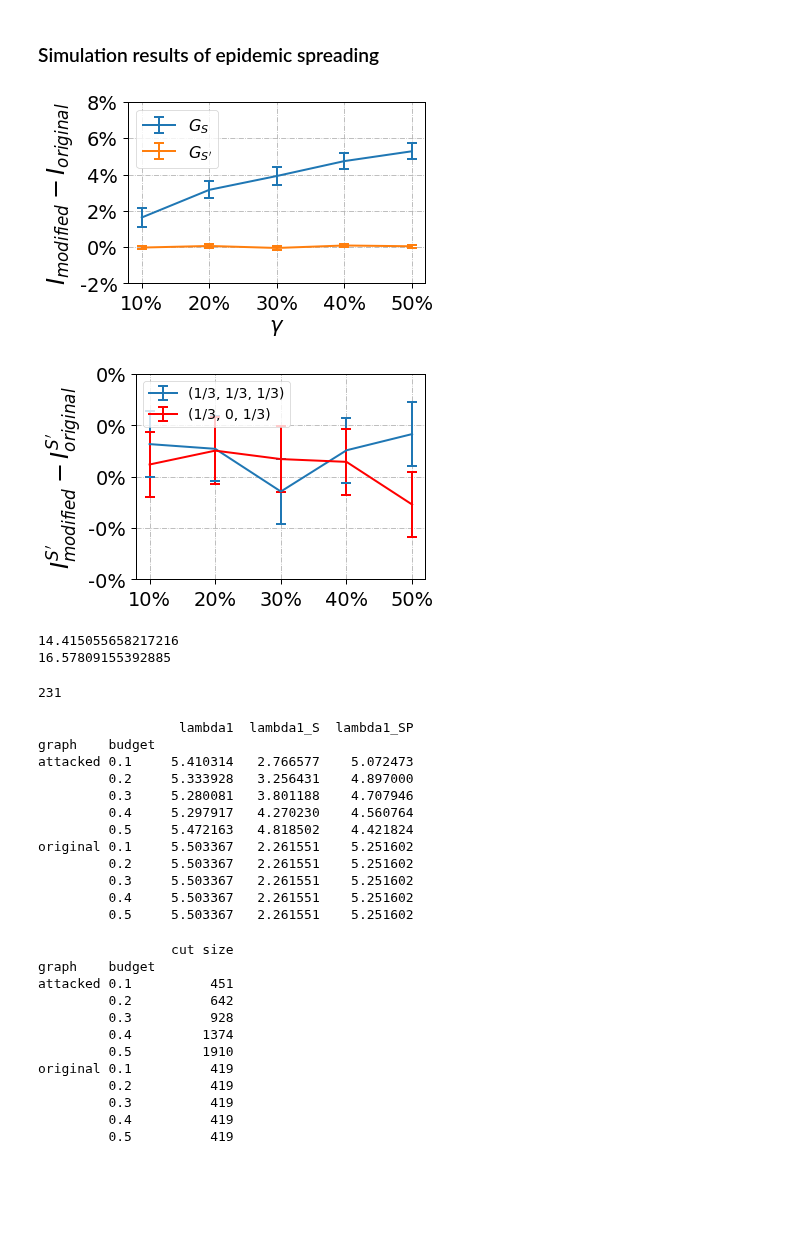
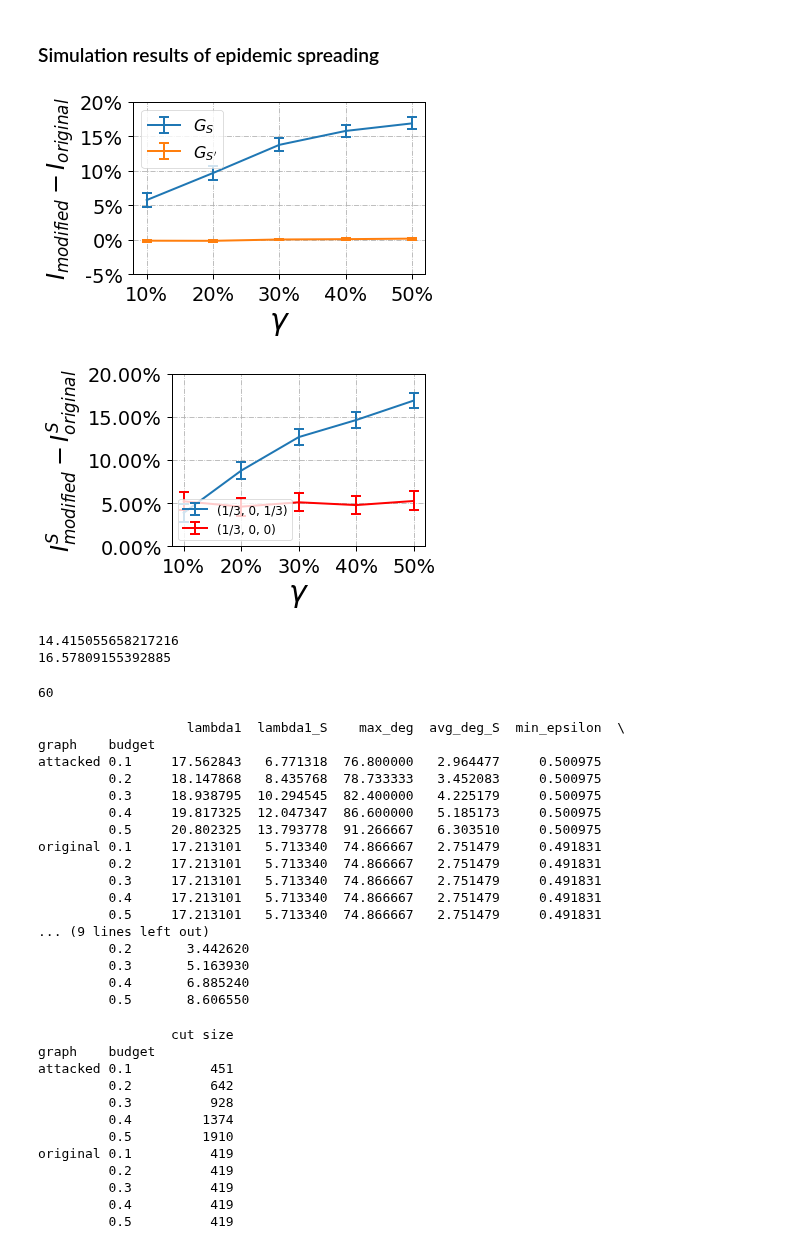
Before and after one commit to marsplus/attack-graph-code, a Jupyter notebook: src/data-analysis.ipynb, the cells around one changed output. Cells and saved outputs as stored; diff of their text form; code cells hidden in the pictures; blank space fills up the shorter version.

```diff
--- a/src/data-analysis.ipynb
+++ b/src/data-analysis.ipynb
@@ -29,9 +29,9 @@ The autoreload extension is already loaded. To reload it, use:
 graph_type = 'Email'
 graph_weight = 'unweighted'
 mode = 'min_eigcent_SP'
-GAMMA = 0.24
-TAU = 0.2
-numExp = 1 if graph_type in ['Email', 'Airport', 'Protein'] else 30
+GAMMA = 0.5
+TAU = 0.1
+numExp = 1 if graph_type in ['Email', 'Airport', 'Protein', 'Brain'] else 30
 
 
 min_budget = {
@@ -83,28 +83,28 @@ plt.xticks(x, ['10%', '20%', '30%', '40%', '50%'])
 # plt.axvline(x=min_budget[graph_type], linestyle='-.', color='r')
 ax = plt.gca()
 plt.yticks(ax.get_yticks(),  ['%.0f%%' % (i*100) for i in ax.get_yticks()])
-plt.xlabel('$\gamma$')
+plt.xlabel('$\gamma$', fontsize=30)
 plt.ylabel('$I_{modified} - I_{original}$', fontsize=24)
 plt.legend(fontsize=16, loc='upper left')
 plt.grid(linestyle='-.')
 plt.tight_layout()
 # plt.savefig('../result/figure/{}/{}_numExp_{}_{}_overall.pdf'.format(graph_weight, graph_type, numExp, graph_weight))
 # %% [output]
-[figure, old version]
+[figure, new version]
 # %%
 ## Check if the normalized cut is really helpful in the long-run behavior
 
 graph_type = 'Email'
-TARGET = '2nd'
+TARGET = '3rd'
 graph_weight = 'unweighted'
 mode = 'min_eigcent_SP'
-GAMMA = 0.24
-TAU = 0.06
+GAMMA = 0.5
+TAU = 0.1
 
 numExp = 1 if graph_type in ['Email', 'Airport', 'Protein', 'Brain'] else 30
 Key = 'ratio targets' if TARGET not in ['2nd'] else 'ratio bystanders'
 target_mapping = {
-    '1st': ['equalAlpha', 'alpha1=0']
+    '1st': ['alpha2=0', 'alpha3=1'],
     '2nd': ['equalAlpha', 'alpha2=0'],
     '3rd': ['alpha2=0', 'alpha1=1'],
 }
@@ -144,38 +144,38 @@ for budget in [0.1, 0.2, 0.3, 0.4, 0.5]:
 ################################################################################################
 
 S_attacked = data.pivot_table(index=['graph', 'budget'])[Key]['attacked']
 S_original = data.pivot_table(index=['graph', 'budget'])[Key]['original']
 S_diff  = S_attacked - S_original
 
 S_attacked_control = data_alpha3_zero.pivot_table(index=['graph', 'budget'])[Key]['attacked']
 S_original_control = data_alpha3_zero.pivot_table(index=['graph', 'budget'])[Key]['original']
 S_diff_control = S_attacked_control - S_original_control
 
 
 x = [0.1, 0.2, 0.3, 0.4, 0.5]
 legend_mapping = {
     '1st': ['(1/3, 0, 1/3)', '(0, 0, 1/3)'],
     '2nd': ['(1/3, 1/3, 1/3)', '(1/3, 0, 1/3)'],
     '3rd': ['(1/3, 0, 1/3)', '(1/3, 0, 0)'],
 }
 plt.errorbar(x, S_diff, yerr=S_err, label=legend_mapping[TARGET][0], linewidth=2, markersize=7,
              capsize=5, elinewidth=2, markeredgewidth=2)
 plt.errorbar(x, S_diff_control, yerr=S_err_alpha3_zero, label=legend_mapping[TARGET][1], linewidth=2, markersize=7, \
              capsize=5, elinewidth=2, markeredgewidth=2, color='r')
 plt.xticks(x, ['10%', '20%', '30%', '40%', '50%'])
 ax = plt.gca()
-plt.yticks(ax.get_yticks(),  ['%.0f%%' % (i*100) for i in ax.get_yticks()])
-# plt.xlabel('$\gamma$')
+plt.yticks(ax.get_yticks(),  ['%.2f%%' % (i*100) for i in ax.get_yticks()])
+plt.xlabel('$\gamma$', fontsize=30)
 if TARGET in ['1st', '3rd']:
     plt.ylabel('$I_{modified}^S - I_{original}^{S}$', fontsize=24)
 else:
     plt.ylabel('$I_{modified}^{S\'} - I_{original}^{S\'}$', fontsize=24)
-plt.legend(fontsize=14, loc='upper left')
+plt.legend(fontsize=12, loc='lower left')
 plt.grid(linestyle='-.')
 plt.tight_layout()
-# plt.savefig('../result/figure/{}/{}_numExp_{}_controlExp_{}_{}.pdf'.format(graph_weight, graph_type, numExp, graph_weight, TARGET))
+# plt.savefig('../result/figure/{}/{}_numExp_{}_controlExp_{}_{}_lowerThreshold.pdf'.format(graph_weight, graph_type, numExp, graph_weight, TARGET))
 # %% [output]
-[figure, old version]
+[figure, new version]
 # %%
 ### the statisticas about the largest eigenvlaues of BTER networks ###
 import seaborn
@@ -196,13 +196,13 @@ print(np.max(ret))
 
 graph_type = 'Airport'
 graph_weight = 'weighted'
-numExp = 1 if graph_type in ['Email', 'Airport', 'Protein'] else 30
+numExp = 1 if graph_type in ['Email', 'Airport', 'Protein', 'Brain'] else 30
 mode = 'min_eigcent_SP'
 folder = '../result/{}/{}'.format(graph_weight, mode)
 Key = 'equalAlpha'
 graph_name = ['original', 'attacked']
 
-with open(os.path.join(folder, '{}_numExp_{}_attacked_graphs_{}_newcomm_4.p'.format(graph_type, numExp, Key)), 'rb') as fid:
+with open(os.path.join(folder, '{}_numExp_{}_attacked_graphs_{}.p'.format(graph_type, numExp, Key)), 'rb') as fid:
     data = pickle.load(fid)
 
 ret = []
@@ -217,20 +217,21 @@ ret = pd.DataFrame(ret, columns=['S-density', 'graph', 'budget'])
 y = ret.groupby(['graph', 'budget']).mean()
 print(len(S))
 # %% [output]
-231
+60
 # %%
 ### the largest eigenvalue of G as the attacker's budget increases ###
 
-graph_type = 'Brain'
-numExp = 1 if graph_type in ['Email', 'Airport', 'Protein', 'Brain'] else 30
-graph_weight = 'weighted'
+graph_type = 'BA'
+numExp = 1 if graph_type in ['Email', 'Airport', 'Protein', 'Brain'] else 15
+graph_weight = 'unweighted'
 mode = 'min_eigcent_SP'
 folder = '../result/{}/{}'.format(graph_weight, mode)
 Key = 'equalAlpha'
 graph_name = ['original', 'attacked']
 
-with open(os.path.join(folder, '{}_numExp_{}_attacked_graphs_{}.p'.format(graph_type, numExp, Key)), 'rb') as fid:
+with open(os.path.join(folder, '{}_numExp_{}_attacked_graphs_{}_minBudget.p'.format(graph_type, numExp, Key)), 'rb') as fid:
     data = pickle.load(fid)
+
 
 ret = []
 for budget in [0.1, 0.2, 0.3, 0.4, 0.5]:
@@ -238,11 +239,13 @@ for budget in [0.1, 0.2, 0.3, 0.4, 0.5]:
         for exp in range(numExp):
             G = data[budget][exp][gn]
             adj = nx.adjacency_matrix(G).todense()
+            maxDeg = np.max(adj * np.ones((len(G), 1)))
             lambda1 = np.real(LIN.eig(adj)[0].max())
 
             S = [i for i in range(G.order()) if G.nodes[i]['target']]
             G_S = G.subgraph(S)
             adj_S = nx.adjacency_matrix(G_S).todense()
+            avgDeg_S = np.sum(adj_S * np.ones((len(S), 1))) / len(S)
             lambda1_S = np.real(LIN.eig(adj_S)[0].max())
 
             SP = [i for i in range(G.order()) if not G.nodes[i]['target']]
@@ -250,23 +253,32 @@ for budget in [0.1, 0.2, 0.3, 0.4, 0.5]:
             adj_SP = nx.adjacency_matrix(G_SP).todense()
             lambda1_SP = np.real(LIN.eig(adj_SP)[0].max())
 
-            ret.append((lambda1, lambda1_S, lambda1_SP, gn, budget))
-ret = pd.DataFrame(ret, columns=['lambda1', 'lambda1_S', 'lambda1_SP', 'graph', 'budget'])
+            if gn == 'original':
+                minEpsilon = (maxDeg - avgDeg_S - 5) * len(S) / np.power(len(G), 3/2)
+                avaEpsilon = lambda1 * budget
+
+            ret.append((lambda1, lambda1_S, maxDeg, avgDeg_S, minEpsilon, avaEpsilon, gn, budget))
+ret = pd.DataFrame(ret, columns=['lambda1', 'lambda1_S', 'max_deg', 'avg_deg_S', 'min_epsilon', 'avaEpsilon', 'graph', 'budget'])
 y = ret.groupby(['graph', 'budget']).mean()
 print(y)
 # %% [output]
-                  lambda1  lambda1_S  lambda1_SP
+                   lambda1  lambda1_S    max_deg  avg_deg_S  min_epsilon  \
 graph    budget
-attacked 0.1     5.410314   2.766577    5.072473
-         0.2     5.333928   3.256431    4.897000
-         0.3     5.280081   3.801188    4.707946
-         0.4     5.297917   4.270230    4.560764
-         0.5     5.472163   4.818502    4.421824
-original 0.1     5.503367   2.261551    5.251602
-         0.2     5.503367   2.261551    5.251602
-         0.3     5.503367   2.261551    5.251602
-         0.4     5.503367   2.261551    5.251602
-         0.5     5.503367   2.261551    5.251602
+attacked 0.1     17.562843   6.771318  76.800000   2.964477     0.500975
+         0.2     18.147868   8.435768  78.733333   3.452083     0.500975
+         0.3     18.938795  10.294545  82.400000   4.225179     0.500975
+         0.4     19.817325  12.047347  86.600000   5.185173     0.500975
+         0.5     20.802325  13.793778  91.266667   6.303510     0.500975
+original 0.1     17.213101   5.713340  74.866667   2.751479     0.491831
+         0.2     17.213101   5.713340  74.866667   2.751479     0.491831
+         0.3     17.213101   5.713340  74.866667   2.751479     0.491831
+         0.4     17.213101   5.713340  74.866667   2.751479     0.491831
+         0.5     17.213101   5.713340  74.866667   2.751479     0.491831
+... (9 lines left out)
+         0.2       3.442620
+         0.3       5.163930
+         0.4       6.885240
+         0.5       8.606550
 # %%
 ### the cut (non-normalized) size as the attacker's budget increases ###
 
```
Also changed, not shown: parts of 2 cells of this notebook, 3 other files.
